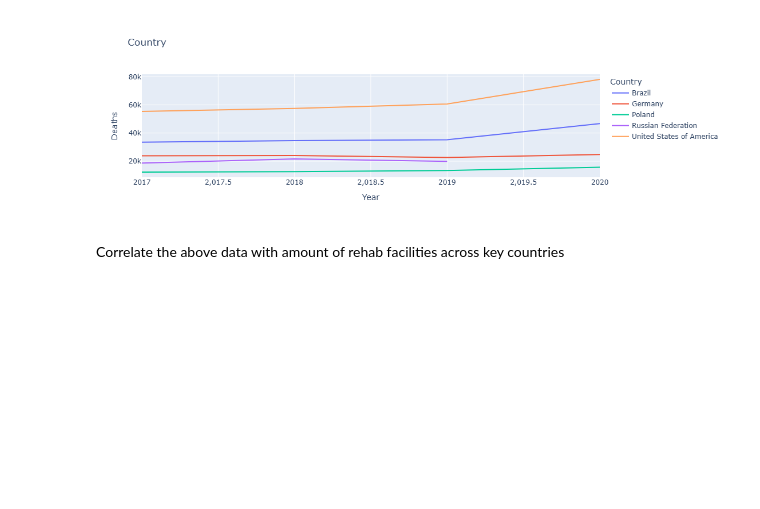
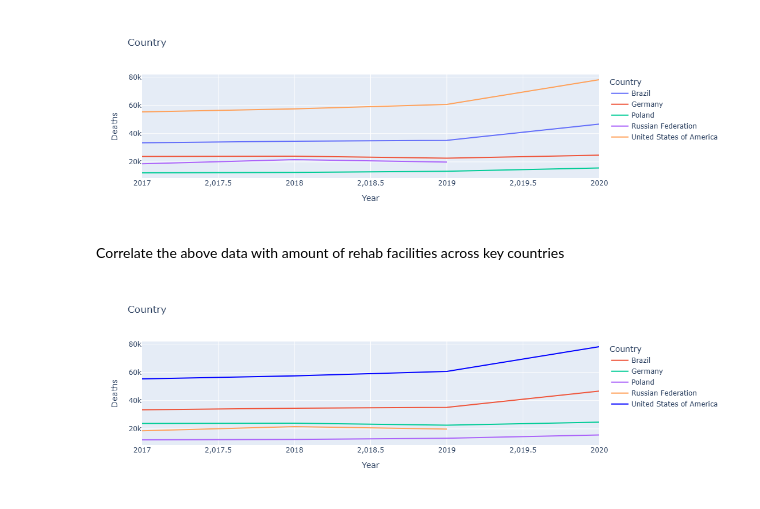
Before and after one commit to Jakef144/Bootcamp_project_1, a Jupyter notebook: Self harm and deaths/worldwideselfharm.ipynb, the cells around one changed output. Saved outputs shown, nothing was run; the diff lists cells and outputs as text; code cells hidden in the pictures; blank space fills up the shorter version.

```diff
--- a/Self harm and deaths/worldwideselfharm.ipynb
+++ b/Self harm and deaths/worldwideselfharm.ipynb
@@ -181,3 +184,29 @@ fig.show()
 [figure]
 # %% [markdown]
 Correlate the above data with amount of rehab facilities across key countries
+# %%
+import plotly.express as px
+
+# Filter for years of interest
+years_of_interest = [2017, 2018, 2019, 2020]
+filtered_data = substance_trend_by_country[substance_trend_by_country['Year'].isin(years_of_interest)]
+
+# Sum of total deaths by country
+country_death_totals = filtered_data.groupby('Country')['Deaths'].sum().reset_index()
+
+# Top 5 by death count
+top_5_countries = country_death_totals.nlargest(5, 'Deaths')['Country']
+
+# Filtered data
+filtered_data_top_5 = filtered_data[filtered_data['Country'].isin(top_5_countries)]
+
+# Plotting with specified color for United States of America
+fig = px.line(filtered_data_top_5, x='Year', y='Deaths', color='Country',
+              title='Top 5 substance-related Deaths (2017 - 2020)',
+              labels={'Deaths': 'Number of Deaths'},
+              color_discrete_map={"United States of America": "blue"})  # Setting the color for the USA
+
+fig.update_layout(xaxis_title="Year", yaxis_title='Deaths', title="Country")
+fig.show()
+# %% [output]
+[figure, added]
```
Also changed, not shown: parts of 2 cells of this notebook, 13 other files.
